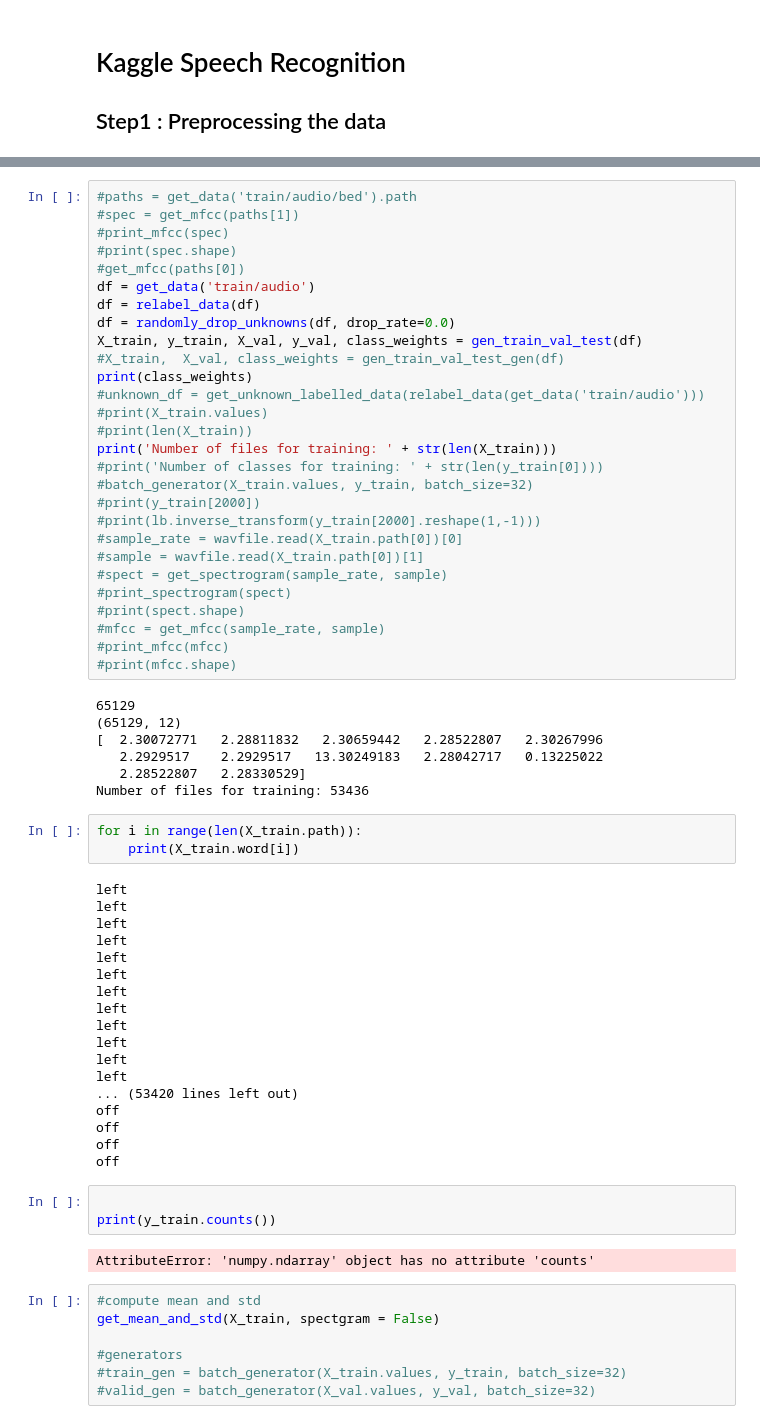
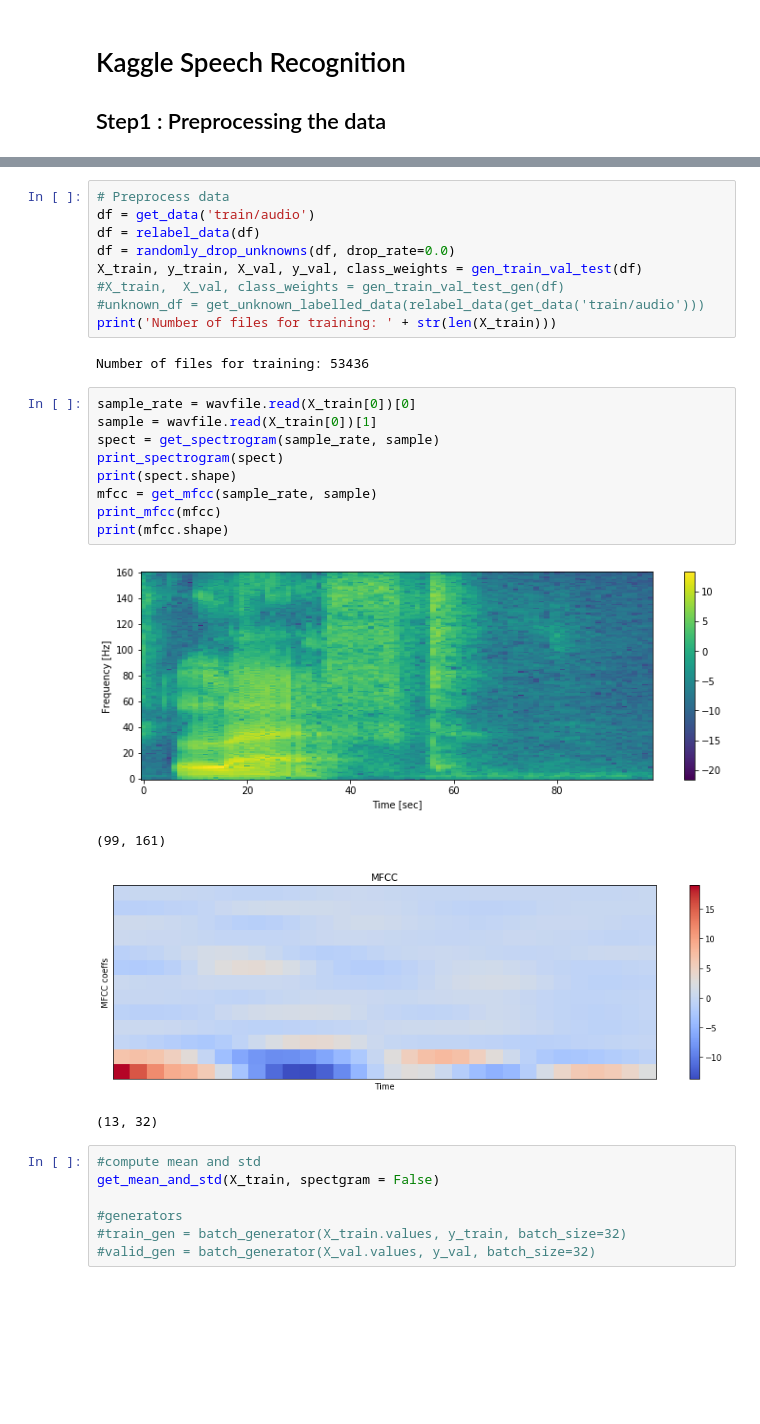
Before and after one commit to muchensthughs/Kaggle-Speech-Recongnition, a Jupyter notebook: speech_recognition.ipynb, the cells around one changed output, grey strips where cells are left out. Cells and saved outputs as stored; diff of their text form; blank space fills up the shorter version.

```diff
--- a/speech_recognition.ipynb
+++ b/speech_recognition.ipynb
@@ -506,66 +491,30 @@ ipd.Audio('test/audio/clip_0ac9b2db3.wav')
 # %% [output]
 [interactive output not drawn]
 # %%
-#paths = get_data('train/audio/bed').path
-#spec = get_mfcc(paths[1])
-#print_mfcc(spec)
-#print(spec.shape)
-#get_mfcc(paths[0])
+# Preprocess data
 df = get_data('train/audio')
 df = relabel_data(df)
 df = randomly_drop_unknowns(df, drop_rate=0.0)
 X_train, y_train, X_val, y_val, class_weights = gen_train_val_test(df)
 #X_train,  X_val, class_weights = gen_train_val_test_gen(df)
-print(class_weights)
 #unknown_df = get_unknown_labelled_data(relabel_data(get_data('train/audio')))
-#print(X_train.values)
-#print(len(X_train))
 print('Number of files for training: ' + str(len(X_train)))
-#print('Number of classes for training: ' + str(len(y_train[0])))
-#batch_generator(X_train.values, y_train, batch_size=32)
-#print(y_train[2000])
-#print(lb.inverse_transform(y_train[2000].reshape(1,-1)))
-#sample_rate = wavfile.read(X_train.path[0])[0]
-#sample = wavfile.read(X_train.path[0])[1]
-#spect = get_spectrogram(sample_rate, sample)
-#print_spectrogram(spect)
-#print(spect.shape)
-#mfcc = get_mfcc(sample_rate, sample)
-#print_mfcc(mfcc)
-#print(mfcc.shape)
 # %% [output]
-65129
-(65129, 12)
-[  2.30072771   2.28811832   2.30659442   2.28522807   2.30267996
-   2.2929517    2.2929517   13.30249183   2.28042717   0.13225022
-   2.28522807   2.28330529]
 Number of files for training: 53436
-# %%
-for i in range(len(X_train.path)):
-    print(X_train.word[i])
-# %% [output]
-left
-left
-left
-left
-left
-left
-left
-left
-left
-left
-left
-left
-... (53420 lines left out)
-off
-off
-off
-off
-# %%
-
-print(y_train.counts())
-# %% [output]
-AttributeError: 'numpy.ndarray' object has no attribute 'counts'
+# %%
+sample_rate = wavfile.read(X_train[0])[0]
+sample = wavfile.read(X_train[0])[1]
+spect = get_spectrogram(sample_rate, sample)
+print_spectrogram(spect)
+print(spect.shape)
+mfcc = get_mfcc(sample_rate, sample)
+print_mfcc(mfcc)
+print(mfcc.shape)
+# %% [output]
+[figure, added]
+(99, 161)
+[figure, added]
+(13, 32)
 # %%
 #compute mean and std
 get_mean_and_std(X_train, spectgram = False)
```
Also changed, not shown: parts of 16 cells of this notebook.
